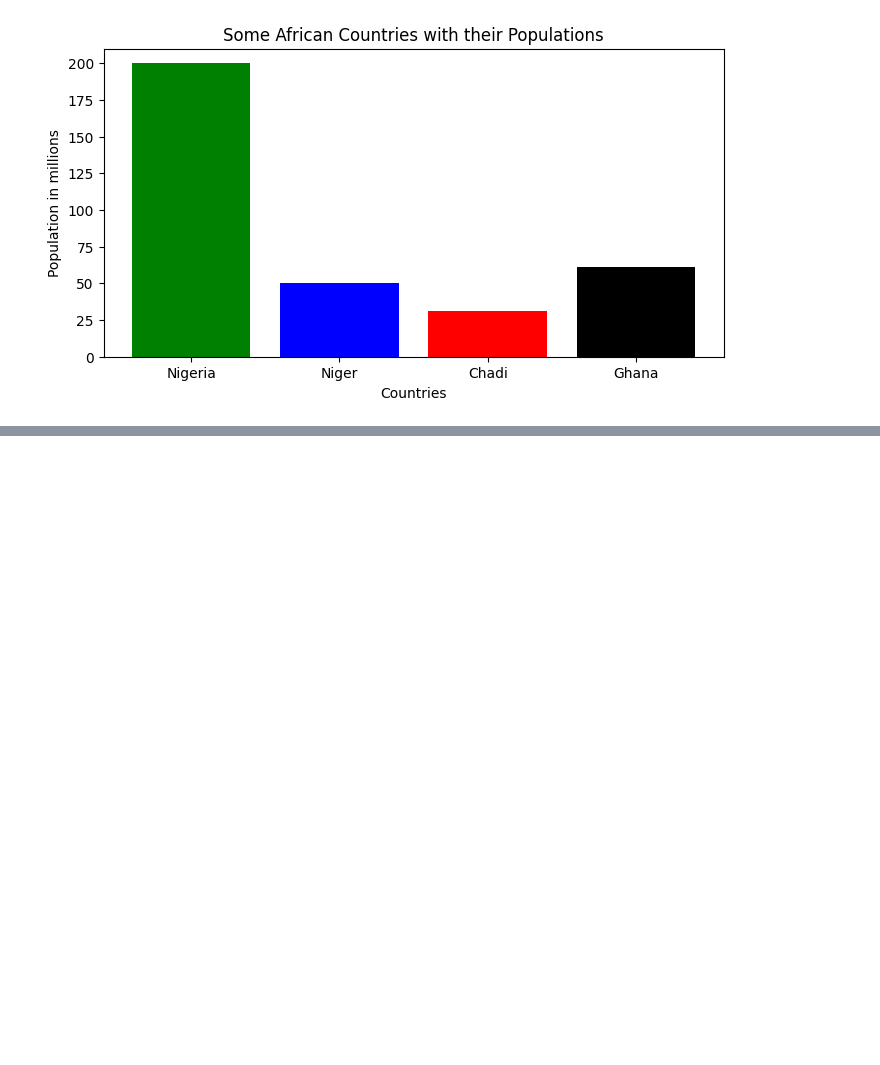
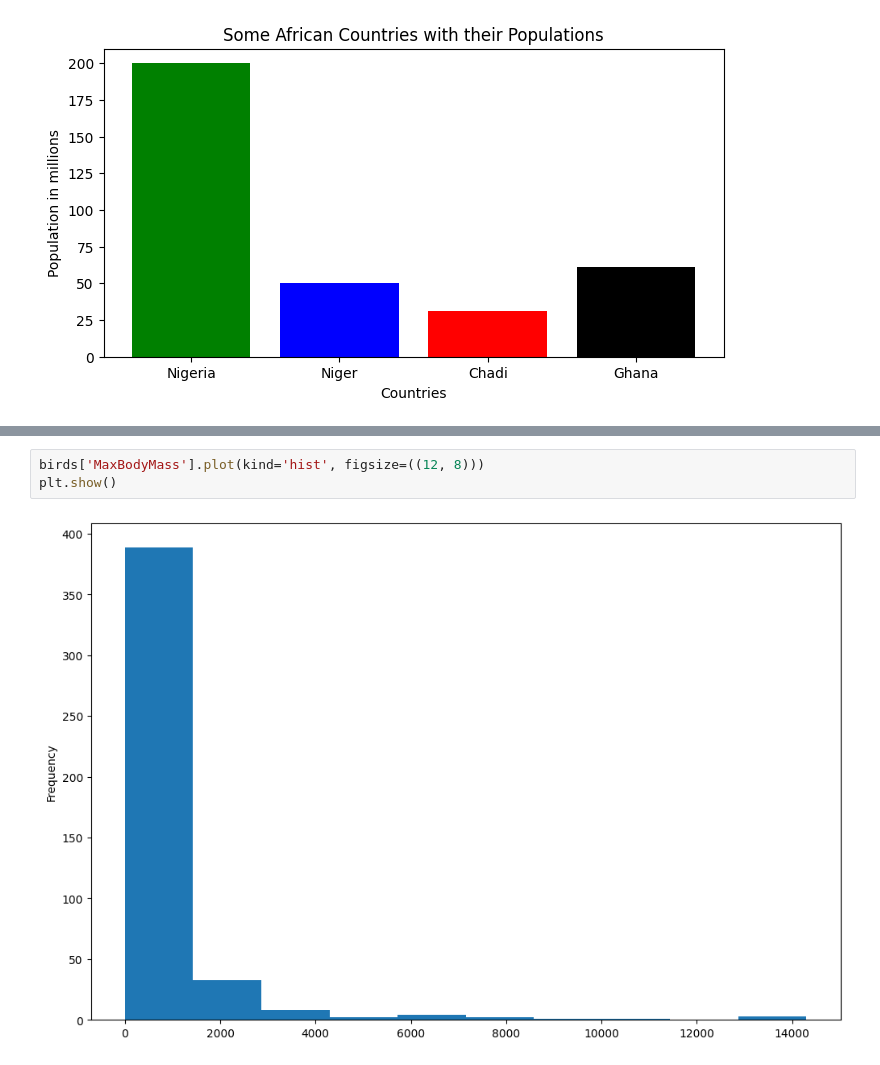
Before and after one commit to HABUDANHAYABK/ArewaDS-Machine-Learning, a Jupyter notebook: Data-Visualizations/Visualization-quantities/notebook.ipynb, the cells around one changed output, grey strips where cells are left out. Cells and saved outputs as stored; diff of their text form; blank space fills up the shorter version.

```diff
--- a/Data-Visualizations/Visualization-quantities/notebook.ipynb
+++ b/Data-Visualizations/Visualization-quantities/notebook.ipynb
@@ -33,0 +56,5 @@ plt.show()
+# %%
+birds['MaxBodyMass'].plot(kind='hist', figsize=((12, 8)))
+plt.show()
+# %% [output]
+[figure, added]
```
Also changed, not shown: parts of 2 cells of this notebook.
